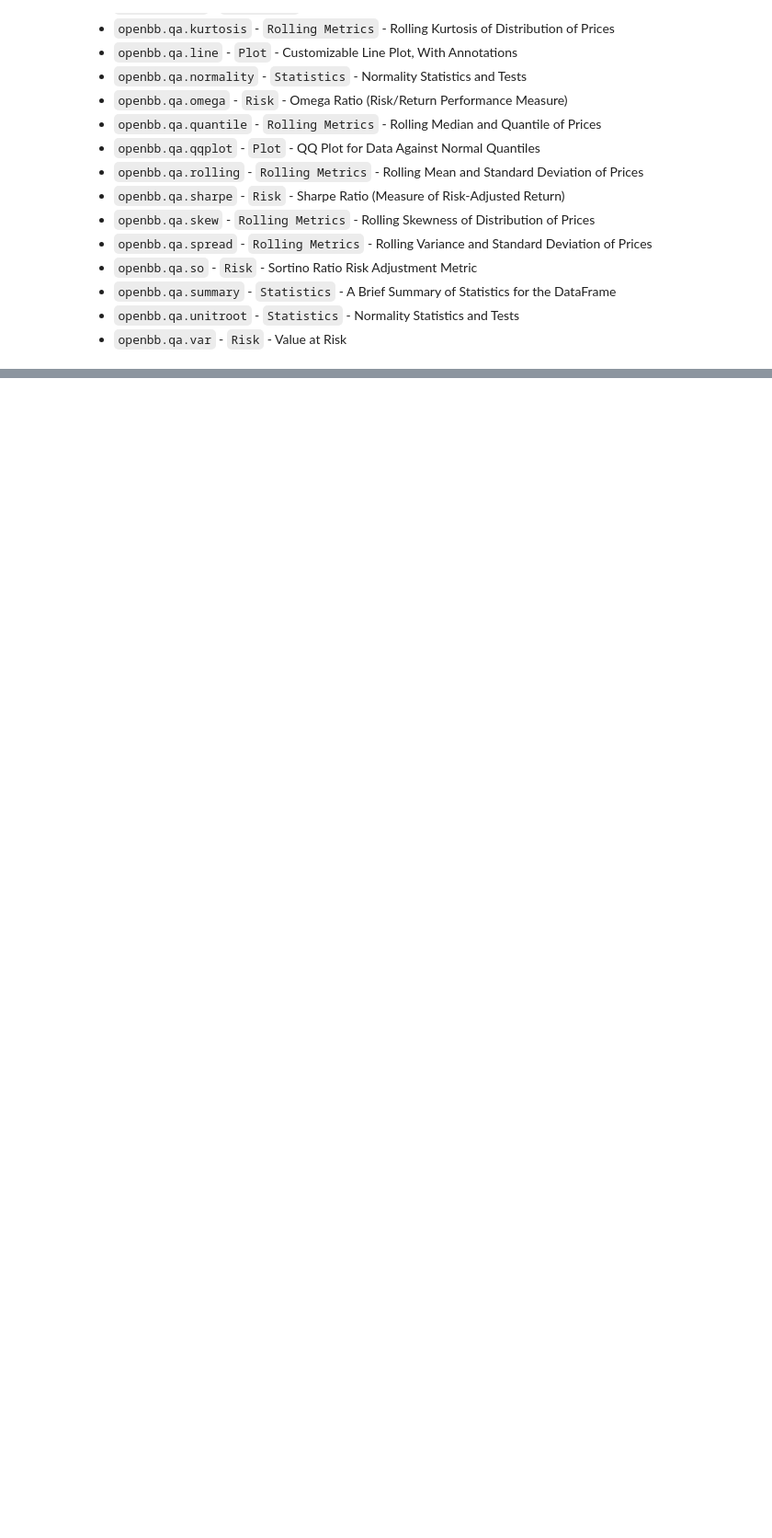
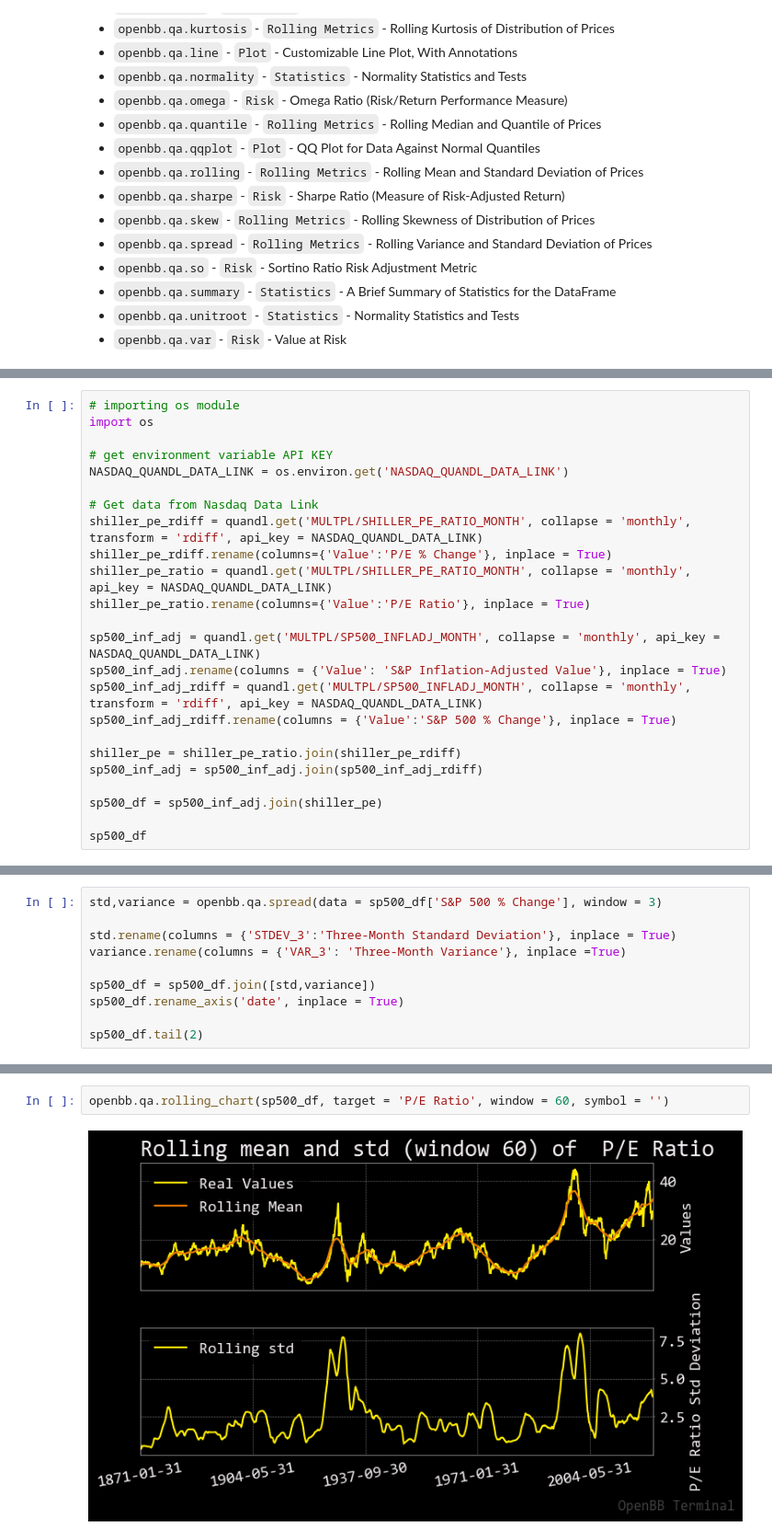
Before and after one commit to dMLTquant/openbb_sdk_exporation, a Jupyter notebook: obb_02-10_modules_quant-analysis.ipynb, the cells around one changed output, grey strips where cells are left out. Shown: that part at 92% size. Cells and saved outputs as stored; diff of their text form; blank space fills up the shorter version.

```diff
--- a/obb_02-10_modules_quant-analysis.ipynb
+++ b/obb_02-10_modules_quant-analysis.ipynb
@@ -48,0 +54,24 @@ Help on Breadcrumb in module openbb_terminal.core.library.breadcrumb:
+# %%
+# importing os module
+import os
+
+# get environment variable API KEY
+NASDAQ_QUANDL_DATA_LINK = os.environ.get('NASDAQ_QUANDL_DATA_LINK')
+
+# Get data from Nasdaq Data Link
+shiller_pe_rdiff = quandl.get('MULTPL/SHILLER_PE_RATIO_MONTH', collapse = 'monthly', transform = 'rdiff', api_key = NASDAQ_QUANDL_DATA_LINK)
+shiller_pe_rdiff.rename(columns={'Value':'P/E % Change'}, inplace = True)
+shiller_pe_ratio = quandl.get('MULTPL/SHILLER_PE_RATIO_MONTH', collapse = 'monthly', api_key = NASDAQ_QUANDL_DATA_LINK)
+shiller_pe_ratio.rename(columns={'Value':'P/E Ratio'}, inplace = True)
+
+sp500_inf_adj = quandl.get('MULTPL/SP500_INFLADJ_MONTH', collapse = 'monthly', api_key = NASDAQ_QUANDL_DATA_LINK)
+sp500_inf_adj.rename(columns = {'Value': 'S&P Inflation-Adjusted Value'}, inplace = True)
+sp500_inf_adj_rdiff = quandl.get('MULTPL/SP500_INFLADJ_MONTH', collapse = 'monthly', transform = 'rdiff', api_key = NASDAQ_QUANDL_DATA_LINK)
+sp500_inf_adj_rdiff.rename(columns = {'Value':'S&P 500 % Change'}, inplace = True)
+
+shiller_pe = shiller_pe_ratio.join(shiller_pe_rdiff)
+sp500_inf_adj = sp500_inf_adj.join(sp500_inf_adj_rdiff)
+
+sp500_df = sp500_inf_adj.join(shiller_pe)
+
+sp500_df
@@ -48,0 +112,10 @@ Help on Breadcrumb in module openbb_terminal.core.library.breadcrumb:
+# %%
+std,variance = openbb.qa.spread(data = sp500_df['S&P 500 % Change'], window = 3)
+
+std.rename(columns = {'STDEV_3':'Three-Month Standard Deviation'}, inplace = True)
+variance.rename(columns = {'VAR_3': 'Three-Month Variance'}, inplace =True)
+
+sp500_df = sp500_df.join([std,variance])
+sp500_df.rename_axis('date', inplace = True)
+
+sp500_df.tail(2)
@@ -48,0 +129,4 @@ Help on Breadcrumb in module openbb_terminal.core.library.breadcrumb:
+# %%
+openbb.qa.rolling_chart(sp500_df, target = 'P/E Ratio', window = 60, symbol = '')
+# %% [output]
+[figure, added]
```
Also changed, not shown: parts of 11 cells of this notebook.
